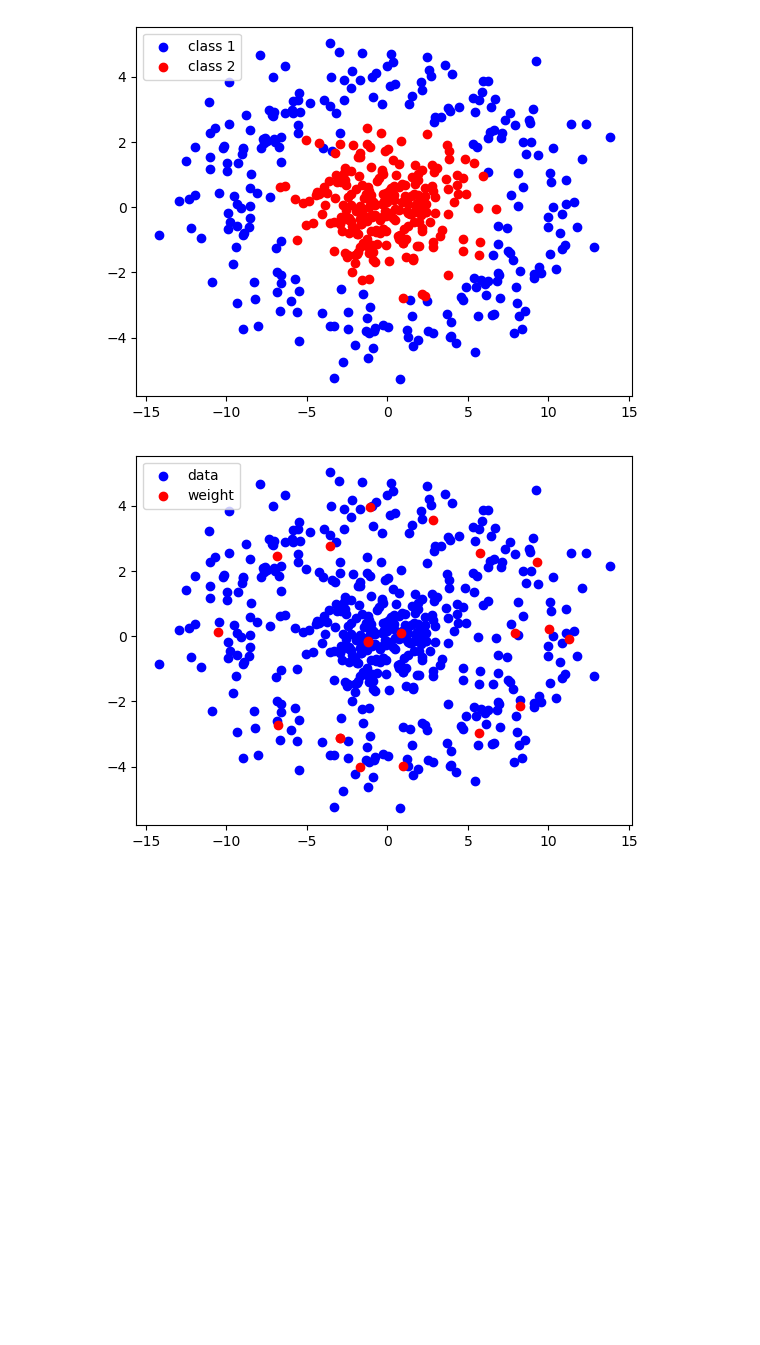
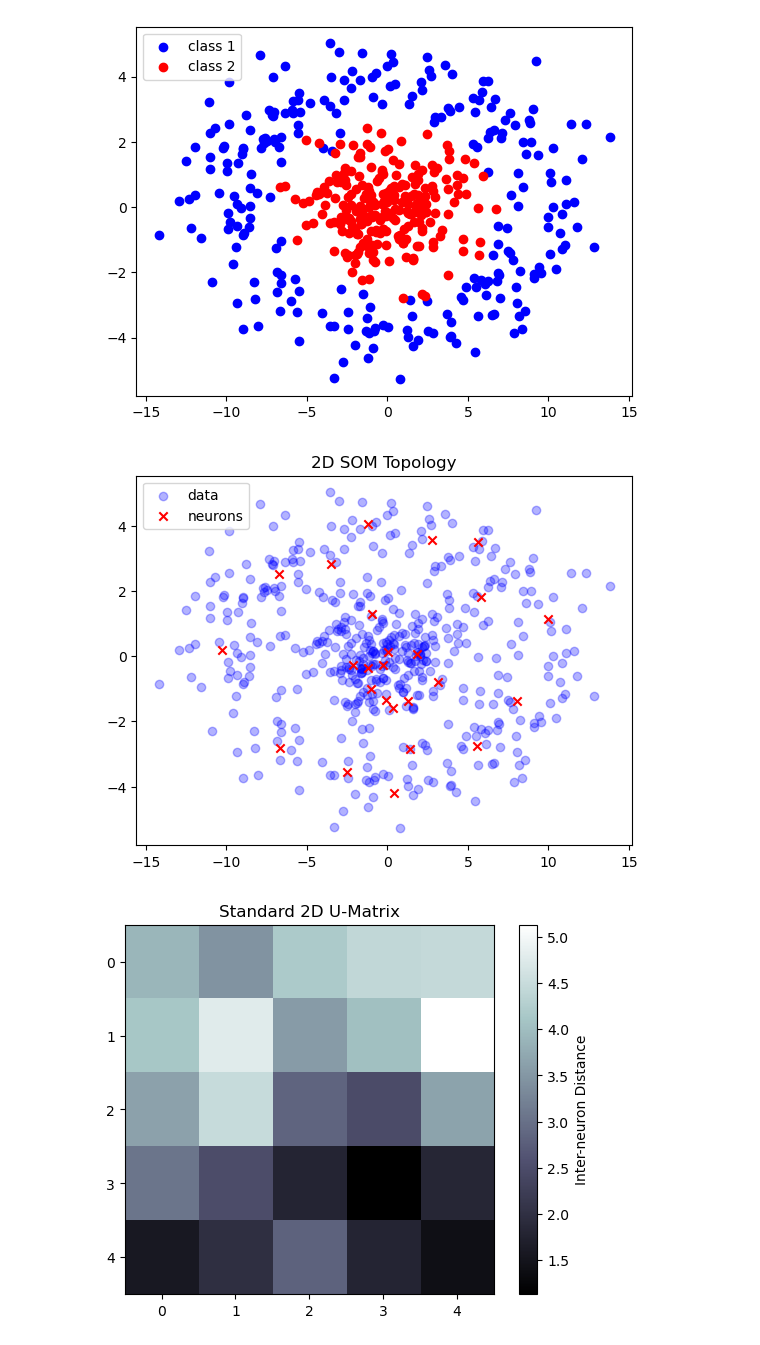
Before and after one commit to yzmyyds/NTU_EE7207, a Jupyter notebook: Implementations/som.ipynb, the cells around one changed output. Drawn from its saved outputs; the diff is of its cells as text; code cells hidden in the pictures; blank space fills up the shorter version.

Commit message:
update from 1d to 2d hidden layer

```diff
--- a/Implementations/som.ipynb
+++ b/Implementations/som.ipynb
@@ -69,21 +69,25 @@ plt.show()
 # %%
 class SOMnn:
     # initialization
-    def __init__(self,k,d):
-        self.hidden_neuron=k
+    def __init__(self,m,n,d):
+        self.m=m
+        self.n=n
+        self.hidden_neuron=m*n
         self.feature_dim=d
-        self.weight=np.random.rand(k,d)
+        self.weight=np.random.rand(m,n,d)
     # competition
     def competition(self,x):
-        distance=np.linalg.norm(self.weight-x,axis=1)
-        winner_index=np.argmin(distance)
-        return winner_index
+        distance=np.linalg.norm(self.weight-x,axis=2)
+        winner_coords=np.unravel_index(np.argmin(distance),(self.m,self.n))
+        return winner_coords
     # updating
-    def update(self,x,winner_index,learning_rate,sigma):
-        for i in range(self.hidden_neuron):
-            distance=np.linalg.norm(self.weight[i]-self.weight[winner_index])
-            h=np.exp(-distance**2/(2*sigma**2))
-            self.weight[i]+=learning_rate*h*(x-self.weight[i])
+    def update(self,x,winner_coords,learning_rate,sigma):
+        w_row,w_col=winner_coords
+        rows, cols = np.indices((self.m, self.n))
+        dist_sq = (rows - w_row)**2 + (cols - w_col)**2
+        h=np.exp(-dist_sq/(2*sigma**2))
+        h=h[:,:,np.newaxis]
+        self.weight+=learning_rate*h*(x-self.weight)
 
 def som_loop(data):
     # include data
@@ -97,45 +101,75 @@ def som_loop(data):
 
     # begin building som nn
     ## 1. initialize the weight
-    som=SOMnn(20,2)
+    som=SOMnn(5,5,2)
     sigma0=1.0
     eta0=0.1
     # self-organizing
     sigma=sigma0
     eta=eta0
     itr=0
     while eta>0.01 and sigma>0.1:
         itr+=1
         ## 2. sampling
         x=data[np.random.randint(0,data.shape[0])]
         ## 3. competition
         winner_index=som.competition(x)
         ## 4. updating
         sigma=sigma0*(1-itr/1000)
         eta=eta0*(1-itr/1000)
         som.update(x,winner_index,eta,sigma)
     # convergence phase
     eta=0.01
     for epoch in range(500*data.shape[0]):
         x=data[np.random.randint(0,100)]
         winner_index=som.competition(x)
         som.update(x,winner_index,eta,0.1)
     # end
     return som.weight
 
+# umatrix to evaluation
+def umatrix(som_weight):
+    m, n, d = som_weight.shape
+    umat = np.zeros((m, n))
+    for i in range(m):
+        for j in range(n):
+            # 找到当前神经元的邻居坐标
+            neighbors = []
+            if i > 0: neighbors.append(som_weight[i-1, j]) # 上
+            if i < m-1: neighbors.append(som_weight[i+1, j]) # 下
+            if j > 0: neighbors.append(som_weight[i, j-1]) # 左
+            if j < n-1: neighbors.append(som_weight[i, j+1]) # 右
+
+            # 计算到所有邻居的平均距离
+            dist = [np.linalg.norm(som_weight[i, j] - nb) for nb in neighbors]
+            umat[i, j] = np.mean(dist)
+    return umat
+
 def main():
-    # data=np.zeros((100,2))
-    # data[:25,:]=np.random.randn(25,2)+np.array([0,0])
-    # data[25:50,:]=np.random.randn(25,2)+np.array([0,3])
-    # data[50:75,:]=np.random.randn(25,2)+np.array([3,0])
-    # data[75:,:]=np.random.randn(25,2)+np.array([3,3])
-    som_weight=som_loop(data)
-    plt.scatter(data[:,0],data[:,1],c='blue',label='data')
-    plt.scatter(som_weight[:,0],som_weight[:,1],c='red',label='weight')
+    som_weight = som_loop(data)
+
+    # 画出原始数据
+    plt.scatter(data[:,0], data[:,1], c='blue', alpha=0.3, label='data')
+
+    # 画出神经元节点 (需要将 5x5x2 转为 25x2)
+    flat_weight = som_weight.reshape(-1, 2)
+    plt.scatter(flat_weight[:,0], flat_weight[:,1], c='red', marker='x', label='neurons')
+
     plt.legend()
+    plt.title("2D SOM Topology")
     plt.show()
+
+    # 画出真正的 U-Matrix
+    u = umatrix(som_weight)
+    plt.imshow(u, cmap='bone')
+    plt.colorbar(label='Inter-neuron Distance')
+    plt.title("Standard 2D U-Matrix")
+    plt.show()
+
+
 
 if __name__=='__main__':
     main()
 # %% [output]
-[figure, old version]
+[figure, new version]
+[figure, added]
```
